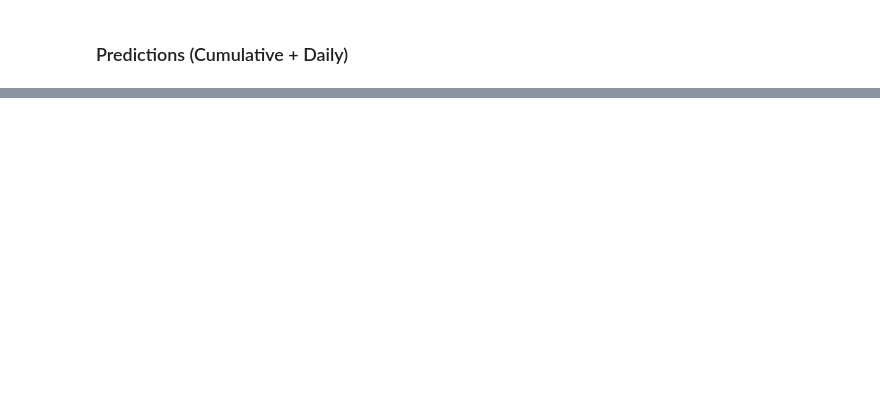
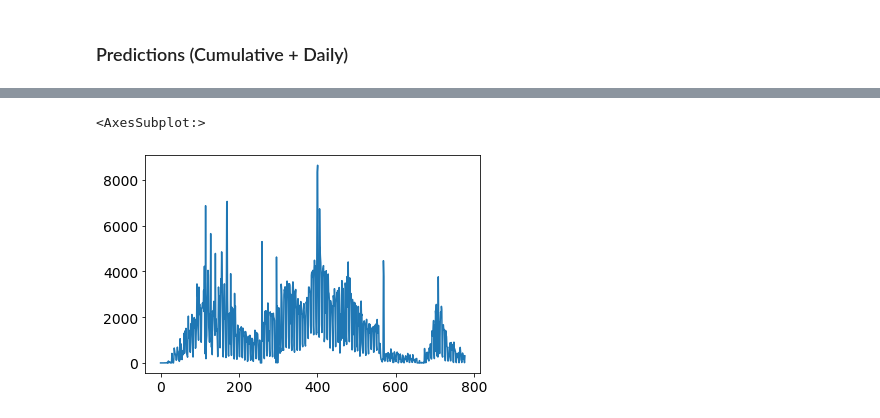
Before and after one commit to fpelogia/epid-models, a Jupyter notebook: estadoSP.ipynb, the cells around one changed output, grey strips where cells are left out. Cells and saved outputs as stored; diff of their text form; code cells hidden in the pictures; blank space fills up the shorter version.

```diff
--- a/estadoSP.ipynb
+++ b/estadoSP.ipynb
@@ -537,0 +598,5 @@ plt.savefig(f'ESTADOSP/{city_name}', facecolor='white', dpi=300)
+# %%
+data.new_confirmed.plot()
+# %% [output]
+<AxesSubplot:>
+[figure, added]
```
Also changed, not shown: parts of 7 cells of this notebook, 37 other files.
